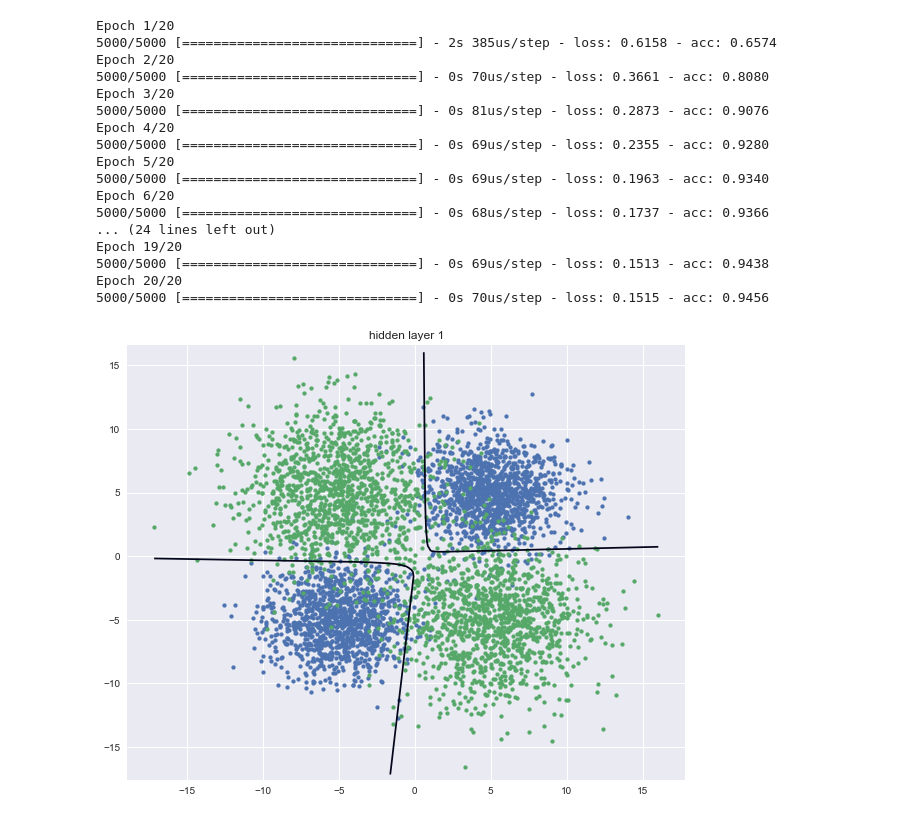
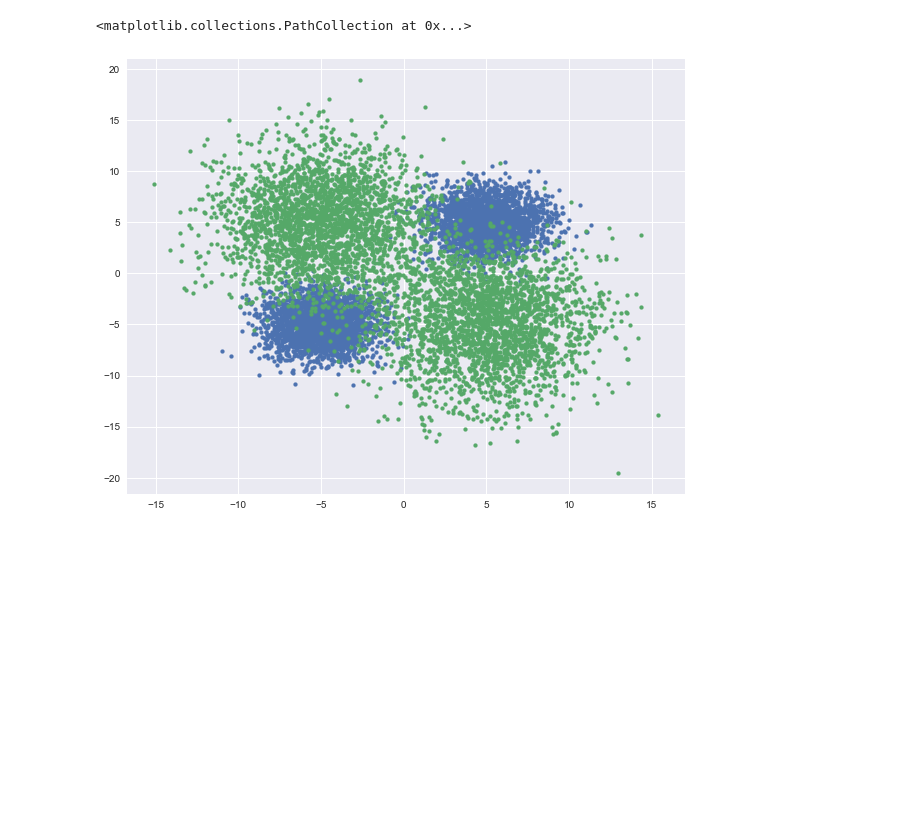
Before and after one commit to fukakeng/MlProgrammingStudy, a Jupyter notebook: hazipata/12_13_homework.ipynb, the cells around one changed output. Cells and saved outputs as stored; diff of their text form; code cells hidden in the pictures; blank space fills up the shorter version.

```diff
--- a/hazipata/12_13_homework.ipynb
+++ b/hazipata/12_13_homework.ipynb
@@ -38,40 +58,13 @@ def create_model(input_dim, hidden_dim, hidden_layer):
 # %%
 mean1 = np.array([5, 5])
-sigma1 = np.array([[5, 0], [0, 5]])
+sigma1 = np.array([[3, 0], [0, 3]])
 mean2 = np.array([5, -5])
-sigma2 = np.array([[10, 0], [0, 10]])
+sigma2 = np.array([[10, 0], [0, 15]])
 c1_rate = 0.5
-class1, class2, X, y = create_data(mean1, sigma1, mean2, sigma2, 5000, c1_rate)
+class1, class2, X, y = create_data(mean1, sigma1, mean2, sigma2, 10000, c1_rate)
+plt.figure(figsize=(10, 8))
+plt.scatter(class1[:, 0], class1[:, 1], s=15)
+plt.scatter(class2[:, 0], class2[:, 1], s=15)
+# %% [output]
+<matplotlib.collections.PathCollection at 0x...>
+[figure, added]
-# %%
-model1 = create_model(2, 10, 1)
-model1.fit(X, y, epochs=20)
-
-axis = np.linspace(X[:, 0].min(), X[:, 0].max(), (X[:, 0].max() - X[:, 0].min()) * 3)
-x1_mesh, x2_mesh = np.meshgrid(axis, axis)
-predict = model1.predict(np.vstack((x1_mesh.flatten(), x2_mesh.flatten())).T)
-predict = predict.reshape(x1_mesh.shape)
-plt.figure(figsize=(10, 8))
-plt.scatter(class1[:, 0], class1[:, 1], s=15)
-plt.scatter(class2[:, 0], class2[:, 1], s=15)
-plt.ylim(X[:, 1].min() - 1, X[:, 1].max() + 1)
-plt.title('hidden layer 1')
-contour = plt.contour(x1_mesh, x2_mesh, predict, levels=[0.5])
-# %% [output]
-Epoch 1/20
-5000/5000 [==============================] - 2s 385us/step - loss: 0.6158 - acc: 0.6574
-Epoch 2/20
-5000/5000 [==============================] - 0s 70us/step - loss: 0.3661 - acc: 0.8080
-Epoch 3/20
-5000/5000 [==============================] - 0s 81us/step - loss: 0.2873 - acc: 0.9076
-Epoch 4/20
-5000/5000 [==============================] - 0s 69us/step - loss: 0.2355 - acc: 0.9280
-Epoch 5/20
-5000/5000 [==============================] - 0s 69us/step - loss: 0.1963 - acc: 0.9340
-Epoch 6/20
-5000/5000 [==============================] - 0s 68us/step - loss: 0.1737 - acc: 0.9366
-... (24 lines left out)
-Epoch 19/20
-5000/5000 [==============================] - 0s 69us/step - loss: 0.1513 - acc: 0.9438
-Epoch 20/20
-5000/5000 [==============================] - 0s 70us/step - loss: 0.1515 - acc: 0.9456
-[figure, removed]
```
Also changed, not shown: parts of 5 cells of this notebook.
